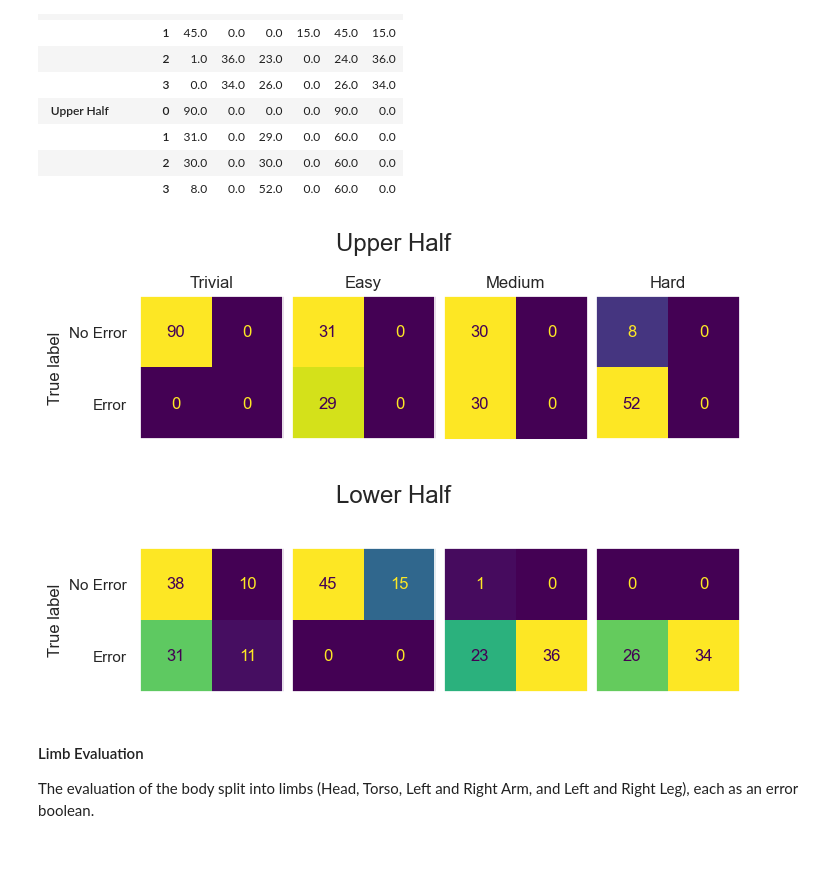
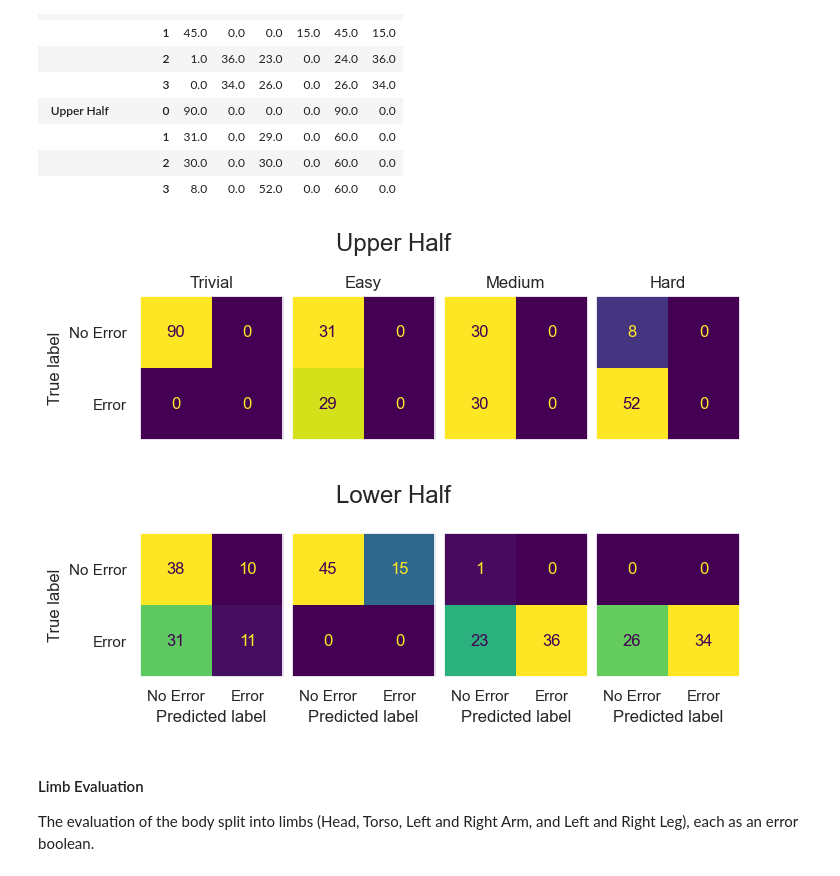
Before and after one commit to LeonardoPohl/FESD, a Jupyter notebook: FESDModel/ModelEvaluation.ipynb, the cells around one changed output. Cells and saved outputs as stored; diff of their text form; code cells hidden in the pictures.

```diff
--- a/FESDModel/ModelEvaluation.ipynb
+++ b/FESDModel/ModelEvaluation.ipynb
@@ -105,6 +108,12 @@ df_model.head()
 | 3 | 1 | 1 | 3 | [1.0, 1.0, 1.0, 0.0, 0.0, 0.0, 1.... | [1.0, 0.0, 0.0, 0.0, 0.0, 0.0, 0.... | [0.565281331539154, 0.62892591953... | 0.81672 | 0.81672 | 0.500 | 17.0 | ... |
 | 4 | 1 | 1 | 4 | [1.0, 1.0, 1.0, 0.0, 1.0, 1.0, 1.... | [1.0, 0.0, 1.0, 0.0, 0.0, 1.0, 1.... | [0.5663923621177673, 0.5697451829... | 0.81672 | 0.81672 | 0.575 | 9.0 | ... |
 5 rows × 24 columns
+# %%
+tp = df_model["tp"]
+tn = df_model["tn"]
+fp = df_model["fp"]
+fn = df_model["fn"]
+df_model["binary_kappa"] = (2 * (tp * tn) - (fn * fp)) / ((tp + fp) * (fp + tn) + (tp + fn) * (fn + tn))
 # %%
 df_model["p"] = df_model["tp"] + df_model["fp"]
 df_model["n"] = df_model["tn"] + df_model["fn"]
@@ -389,36 +395,36 @@ df_model_half_body_test[coi_tf_pn + ["joint_names", "difficulty"]].groupby(["joi
 # %%
 figure = plt.figure(layout='constrained', figsize=(7, 2.5 * len(body_halves)))
 subfigs = figure.subfigures(2, 1)
 
 difficulty_names = ["Trivial", "Easy", "Medium", "Hard"]
 for i, half in enumerate(body_halves):
   axs = subfigs[i].subplots(1, 4, sharey=True)
   subfigs[i].suptitle(half, fontsize='x-large')
   for difficulty in [0, 1, 2, 3]:
     crit_1 = df_model_half_body_test["difficulty"] == difficulty
     crit_2 = df_model_half_body_test["joint_names"] == half
     crit = crit_1 & crit_2
     gts = ["No Error" if x[0] == 0 else "Error" for x in df_model_half_body_test[crit]["gts"].values.tolist()]
     preds = ["No Error" if x[0] == 0 else "Error" for x in df_model_half_body_test[crit]["preds"].values.tolist()]
 
     cm = confusion_matrix(gts, preds, labels=["No Error", "Error"])
     disp = ConfusionMatrixDisplay(confusion_matrix=cm, display_labels=["No Error", "Error"])
     disp.plot(ax=axs[difficulty], colorbar=False)
 
     axs[difficulty].grid(False)
     if i == 0:
       axs[difficulty].set_title(difficulty_names[difficulty])
-    if i < len(limbs) - 1:
+    if i < len(body_halves) - 1:
       axs[difficulty].set_xlabel("")
       axs[difficulty].set_xticks([])
     if difficulty != 0:
       axs[difficulty].set_ylabel("")
 
 #plt.tight_layout()
-plt.savefig("figures/results/confusion/halves.png")
+plt.savefig("figures/results/confusion/halves.png", dpi=300, bbox_inches='tight')
 plt.show()
 # %% [output]
-[figure, old version]
+[figure, new version]
 # %% [markdown]
 #### Limb Evaluation
 
```
Also changed, not shown: parts of 10 cells of this notebook, 6 other files.
